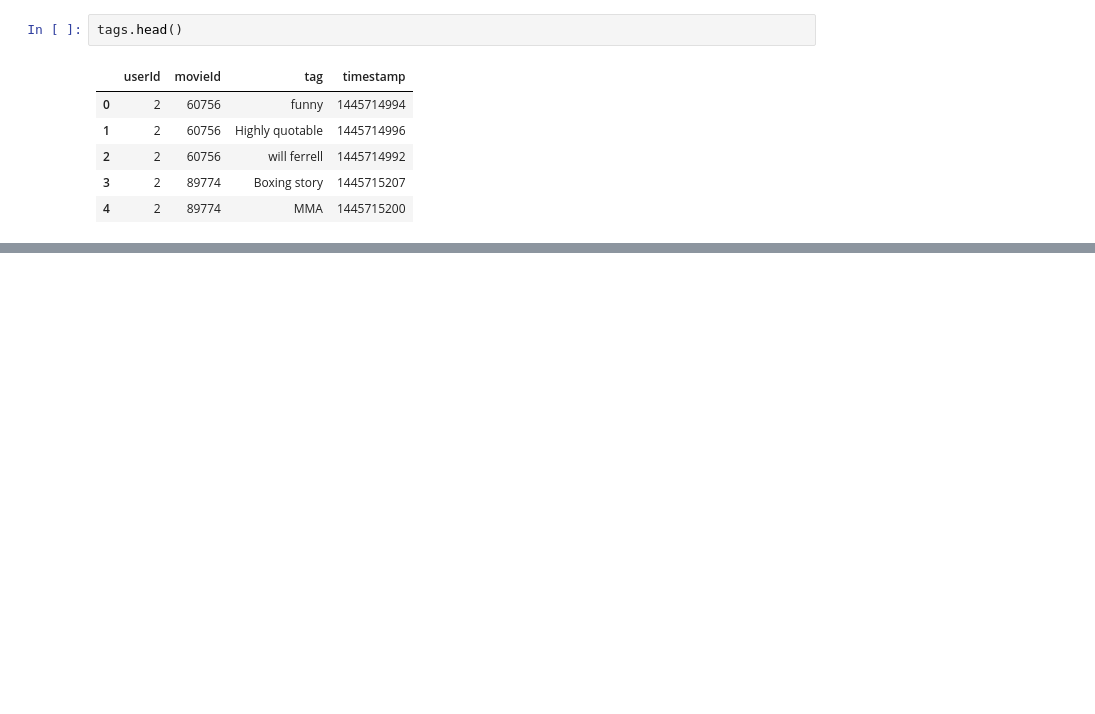
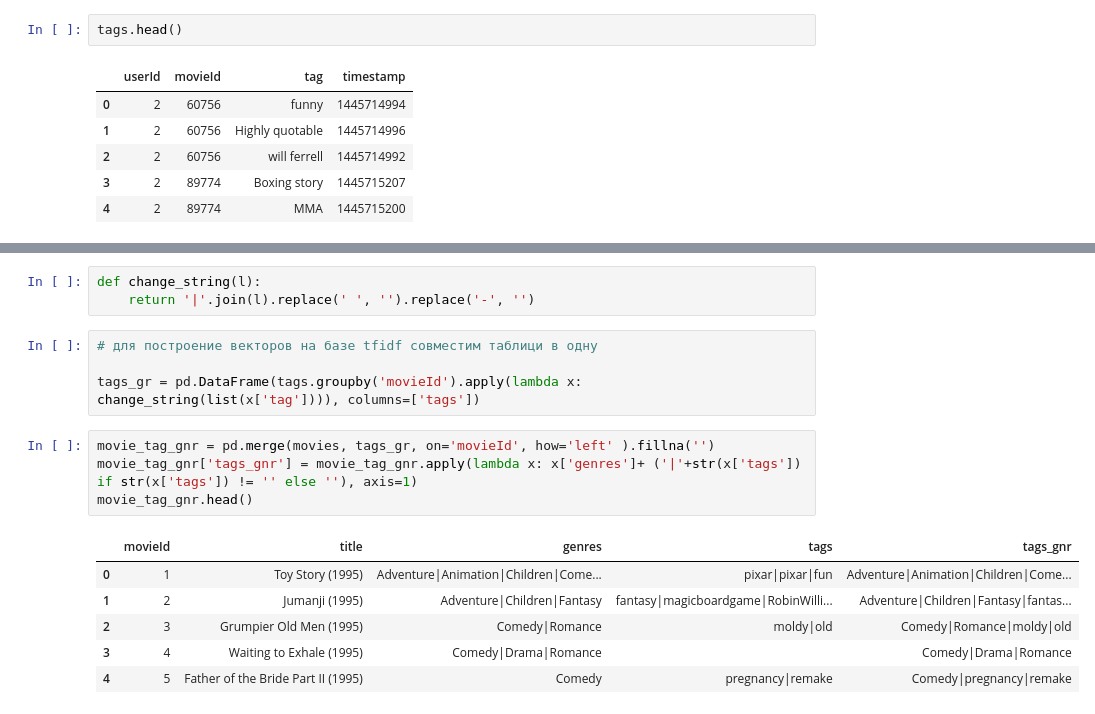
Before and after one commit to MirAlexey/netology-ds, a Jupyter notebook: HW_17/DS_Домашнее_задание_№17.ipynb, the cells around one changed output, grey strips where cells are left out. Drawn from its saved outputs; the diff is of its cells as text; blank space fills up the shorter version.

```diff
--- a/HW_17/DS_Домашнее_задание_№17.ipynb
+++ b/HW_17/DS_Домашнее_задание_№17.ipynb
@@ -50,0 +62,18 @@ tags.head()
+# %%
+def change_string(l):
+    return '|'.join(l).replace(' ', '').replace('-', '')
+# %%
+# для построение векторов на базе tfidf совместим таблици в одну
+
+tags_gr = pd.DataFrame(tags.groupby('movieId').apply(lambda x: change_string(list(x['tag']))), columns=['tags'])
+# %%
+movie_tag_gnr = pd.merge(movies, tags_gr, on='movieId', how='left' ).fillna('')
+movie_tag_gnr['tags_gnr'] = movie_tag_gnr.apply(lambda x: x['genres']+ ('|'+str(x['tags'])  if str(x['tags']) != '' else ''), axis=1)
+movie_tag_gnr.head()
+# %% [output]
+|  | movieId | title | genres | tags | tags_gnr |
+| 0 | 1 | Toy Story (1995) | Adventure|Animation|Children|Come... | pixar|pixar|fun | Adventure|Animation|Children|Come... |
+| 1 | 2 | Jumanji (1995) | Adventure|Children|Fantasy | fantasy|magicboardgame|RobinWilli... | Adventure|Children|Fantasy|fantas... |
+| 2 | 3 | Grumpier Old Men (1995) | Comedy|Romance | moldy|old | Comedy|Romance|moldy|old |
+| 3 | 4 | Waiting to Exhale (1995) | Comedy|Drama|Romance |  | Comedy|Drama|Romance |
+| 4 | 5 | Father of the Bride Part II (1995) | Comedy | pregnancy|remake | Comedy|pregnancy|remake |
```
Also changed, not shown: parts of 25 cells of this notebook.
